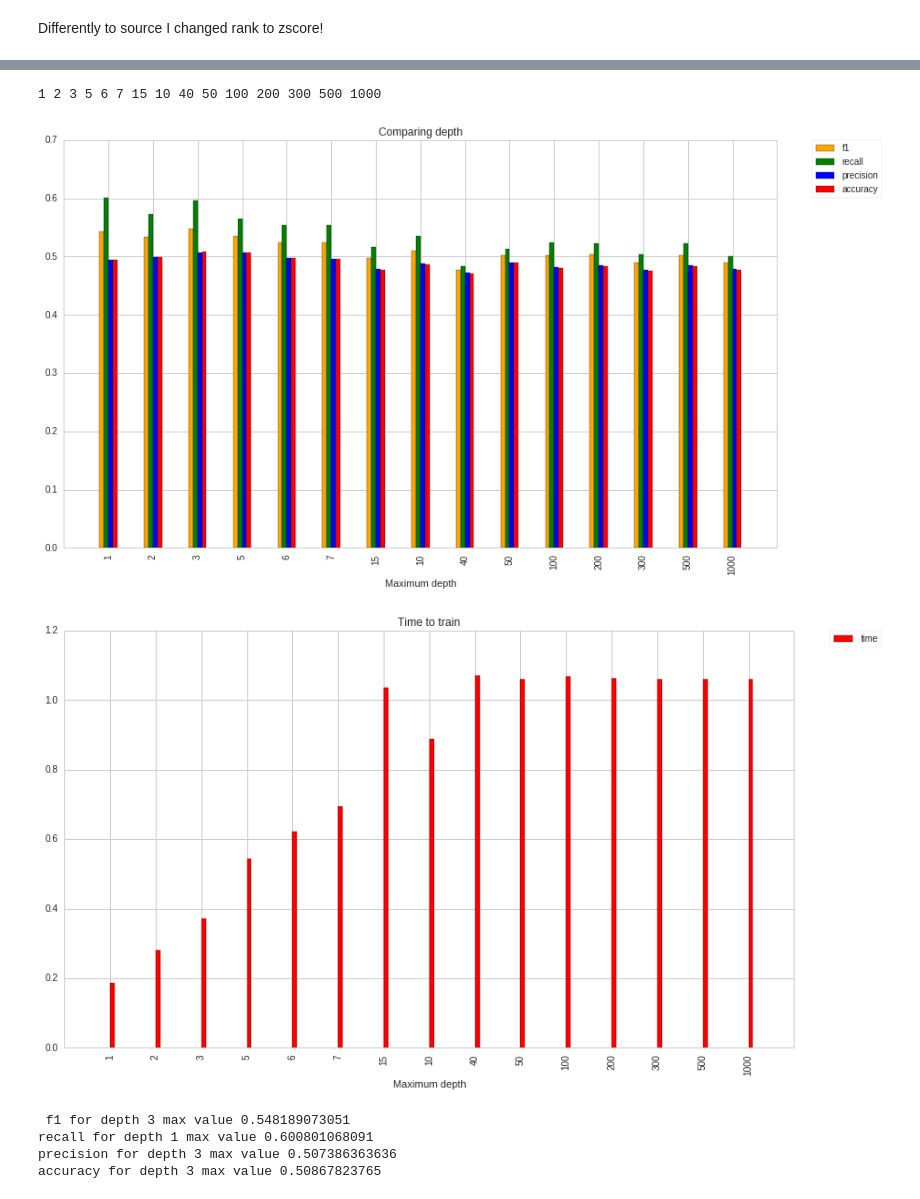
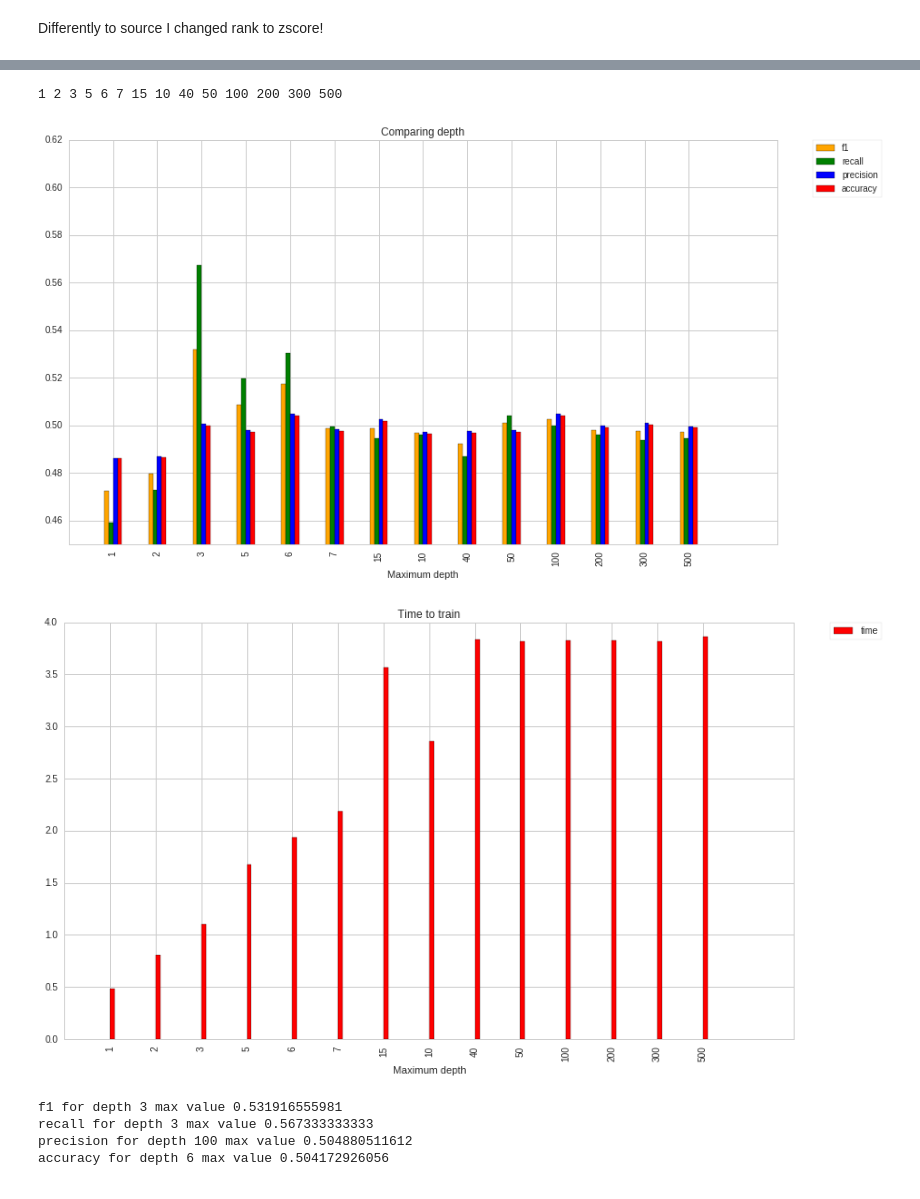
Before and after one commit to svyazhinvlad/Quant_machine_learning, a Jupyter notebook: 00+Machine+Learning+on+Quantopian+RF+%2B+PCA+DEV.ipynb, the cells around one changed output, grey strips where cells are left out. Drawn from its saved outputs; the diff is of its cells as text; code cells hidden in the pictures.

```diff
--- a/00+Machine+Learning+on+Quantopian+RF+%2B+PCA+DEV.ipynb
+++ b/00+Machine+Learning+on+Quantopian+RF+%2B+PCA+DEV.ipynb
@@ -210,7 +210,7 @@ def make_history_pipeline(factors, universe, n_fwd_days=5):
                                       mask=universe, window_length=n_fwd_days)
 
     # Add many returns as factors
-    for i in [10,20,30,60,100,250]:
+    for i in [2,3,4,5,7,10,20,60,100,250]:
         factor_zscore ['Return'+str(i)] = Returns(inputs=[USEquityPricing.open],
                                       mask=universe, window_length=i)
 
@@ -368,60 +368,62 @@ metric_colors = {
             'time':'blue',
             'time_PCA':'black'
                 }
+# %%
+metric_results_RF={}
+for metric in cls_metrics:
+    metric_results_RF.update({metric:[]})
+    metric_results_RF.update({'time':[]});
+depths =  np.array([1,2,3,5,6,7,15,10,40,50,100,200,300,500])
+
+for depth in depths:
+    start_timer = time()
+    clf = ensemble.RandomForestClassifier(max_depth=depth,n_estimators=100)
+    clf.fit(X_train_trans, Y_train_shift)
+
+    Y_pred_test = clf.predict(X_test_trans)
+    end_timer = time()
+    print depth,
+
+    for metric in cls_metrics:
+        temp = cls_metrics[metric](Y_test_shift, Y_pred_test)
+        metric_results_RF[metric].append(temp)
+
+    metric_results_RF['time'].append(end_timer-start_timer)
+# %% [output]
+1 2 3 5 6 7 15 10 40 50 100 200 300 500
 # %%
-metric_results_RF={}
-for metric in cls_metrics:
-    metric_results_RF.update({metric:[]})
-    metric_results_RF.update({'time':[]});
-depths =  np.array([1,2,3,5,6,7,15,10,40,50,100,200,300,500, 1000])
-
-for depth in depths:
-    start_timer = time()
-    clf = ensemble.RandomForestClassifier(max_depth=depth,n_estimators=100)
-    clf.fit(X_train_trans, Y_train_shift)
-
-    Y_pred_test = clf.predict(X_test_trans)
-    end_timer = time()
-    print depth,
-
-    for metric in cls_metrics:
-        temp = cls_metrics[metric](Y_test_shift, Y_pred_test)
-        metric_results_RF[metric].append(temp)
-
-    metric_results_RF['time'].append(end_timer-start_timer)
-
 mywidth = 0.1
 shift = -(len(cls_metrics)-1)/2*mywidth
 
 for metric in cls_metrics:
 
     plt.bar(np.array(range(1,len(depths)+1))+shift, metric_results_RF[metric], width=mywidth,
         label = metric, color=metric_colors[metric])
     shift += mywidth
 
 plt.title("Comparing depth")
 plt.xlabel('Maximum depth')
 plt.legend(bbox_to_anchor=(1.05, 1), loc=2, borderaxespad=0.)
 plt.xticks(np.array(range(1,len(depths)+1)), depths, rotation='vertical')
+plt.ylim((0.45,0.62))
 plt.show()
 
 plt.bar(np.array(range(1,len(depths)+1)), metric_results_RF['time'], width=mywidth,
         label = 'time', color=metric_colors[metric])
 plt.title("Time to train")
 plt.xlabel('Maximum depth')
 plt.legend(bbox_to_anchor=(1.05, 1), loc=2, borderaxespad=0.)
 plt.xticks(np.array(range(1,len(depths)+1)), depths, rotation='vertical')
 
 plt.show()
 
 for metric in cls_metrics:
     print metric, 'for depth', depths[np.argmax(metric_results_RF[metric])] \
     ,'max value', max(metric_results_RF[metric])
 # %% [output]
-1 2 3 5 6 7 15 10 40 50 100 200 300 500 1000
-[figure, old version]
+[figure, new version]
-[figure, old version]
+[figure, new version]
- f1 for depth 3 max value 0.548189073051
-recall for depth 1 max value 0.600801068091
-precision for depth 3 max value 0.507386363636
-accuracy for depth 3 max value 0.50867823765
+f1 for depth 3 max value 0.531916555981
+recall for depth 3 max value 0.567333333333
+precision for depth 100 max value 0.504880511612
+accuracy for depth 6 max value 0.504172926056
```
Also changed, not shown: parts of 24 cells of this notebook, 4 other files.
